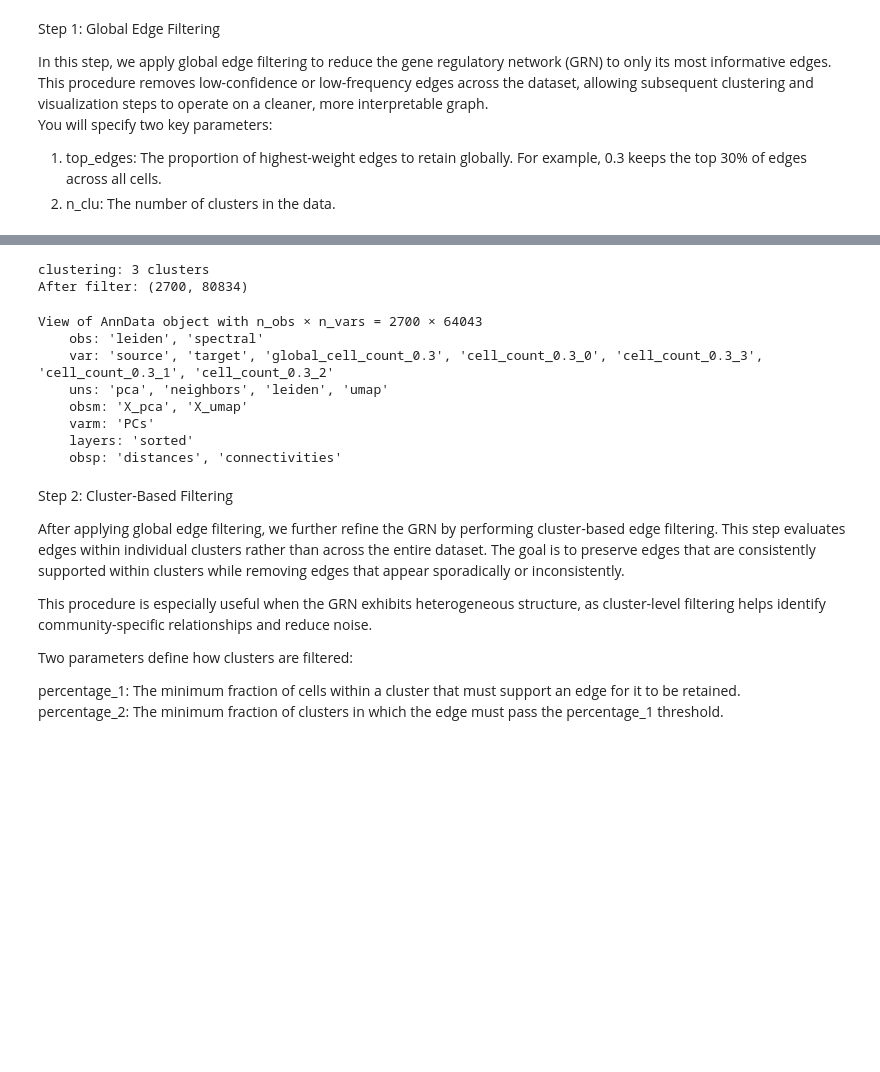
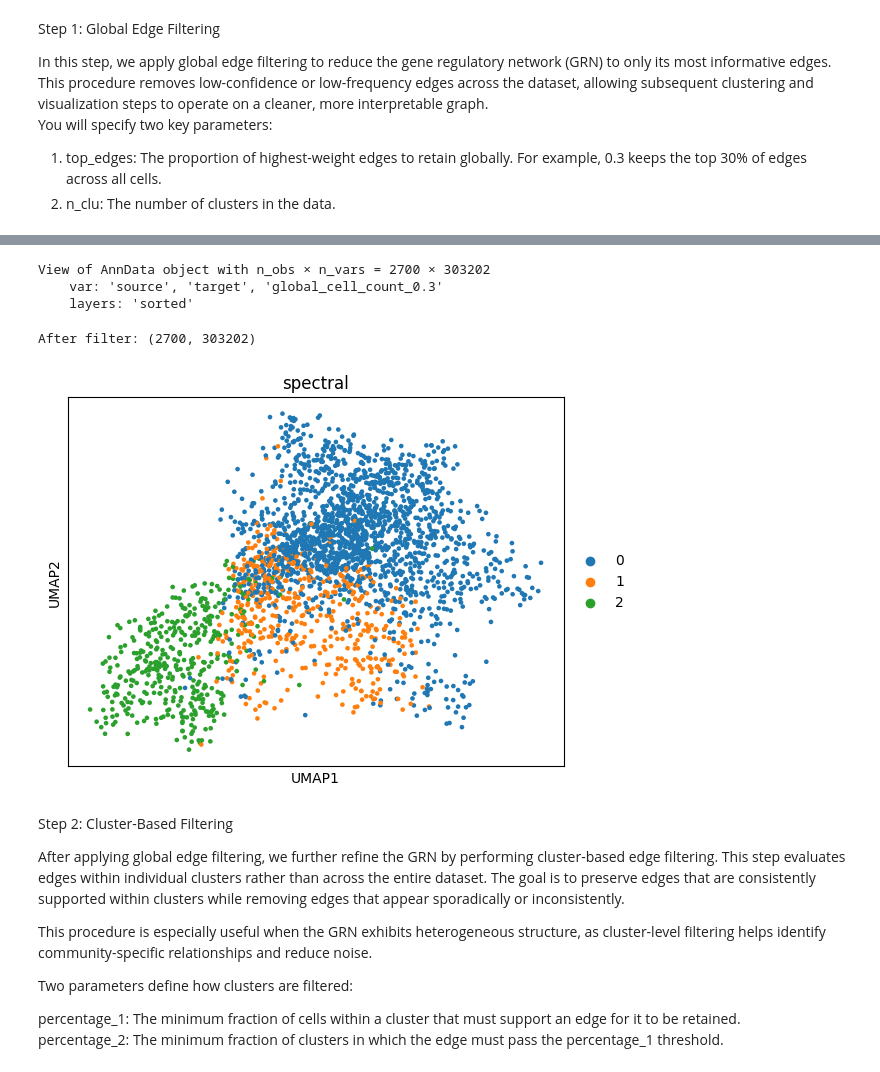
Before and after one commit to bionetslab/netmap, a Jupyter notebook: tutorials/use_case.ipynb, the cells around one changed output, grey strips where cells are left out. Cells and saved outputs as stored; diff of their text form; code cells hidden in the pictures; blank space fills up the shorter version.

```diff
--- a/tutorials/use_case.ipynb
+++ b/tutorials/use_case.ipynb
@@ -172,8 +172,6 @@ This will make the data more manageable and focus on the most relevant interacti
 import pandas as pd
 tfs_list = pd.read_csv('/data_nfs/og86asub/netmap/netmap-evaluation/data/annotation//allTFs_hg38.txt', header=None)[0].tolist()
 
-grn_adata = grn_adata[:, grn_adata.var["source"].isin(tfs_list)]
+grn_adata_smol = grn_adata[:, grn_adata.var["source"].isin(tfs_list)].copy()
 print(f"AnnData shape: {grn_adata.shape}")
-
-grn_adata
 # %% [output]
@@ -192,5 +218,5 @@ You will specify two key parameters:
 2. n_clu: The number of clusters in the data.
 # %%
 # Parameters setting
-top_edges = 0.3
+top_edges = 0.2
 n_clu = 3
@@ -197,5 +233,5 @@ n_clu = 3
 # %%
-grn_adata.layers['sorted'] = np.argsort(grn_adata.X, axis=1)
+
 
 grn_adata = add_top_edge_annotation_global(grn_adata, top_edges=[top_edges], nan_fill=0)
 
@@ -204,22 +242,20 @@ grn_adata = grn_adata[:, grn_adata.var[filter_key] > 0]
+# %%
+grn_adata
+# %% [output]
+View of AnnData object with n_obs × n_vars = 2700 × 303202
+    var: 'source', 'target', 'global_cell_count_0.3'
+    layers: 'sorted'
 # %%
 from netmap.downstream.clustering import process
-grn_adata = process(grn_adata=grn_adata.copy(), n_clu=3, cluster_var = 'spectral')
+grn_adata = process(grn_adata=grn_adata.copy(), n_clu=3, key_added = 'spectral')
 
 print(f"After filter: {grn_adata.shape}")
 # %% [output]
-clustering: 3 clusters
-After filter: (2700, 80834)
+After filter: (2700, 303202)
 # %%
-grn_adata
+sc.pl.umap(grn_adata, color='spectral')
 # %% [output]
-View of AnnData object with n_obs × n_vars = 2700 × 64043
-    obs: 'leiden', 'spectral'
-    var: 'source', 'target', 'global_cell_count_0.3', 'cell_count_0.3_0', 'cell_count_0.3_3', 'cell_count_0.3_1', 'cell_count_0.3_2'
-    uns: 'pca', 'neighbors', 'leiden', 'umap'
-    obsm: 'X_pca', 'X_umap'
-    varm: 'PCs'
-    layers: 'sorted'
-    obsp: 'distances', 'connectivities'
+[figure, added]
 # %% [markdown]
 Step 2: Cluster-Based Filtering
 
```
Also changed, not shown: parts of 18 cells of this notebook.
